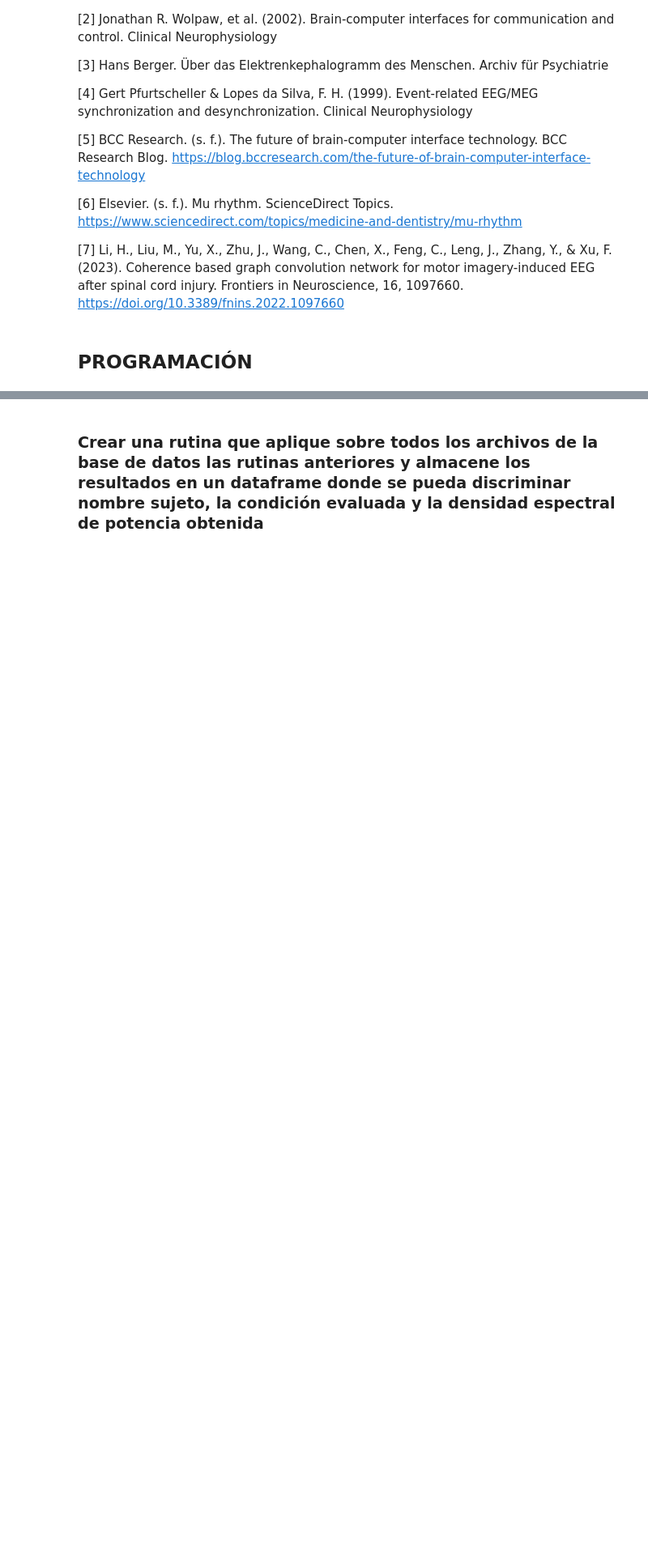
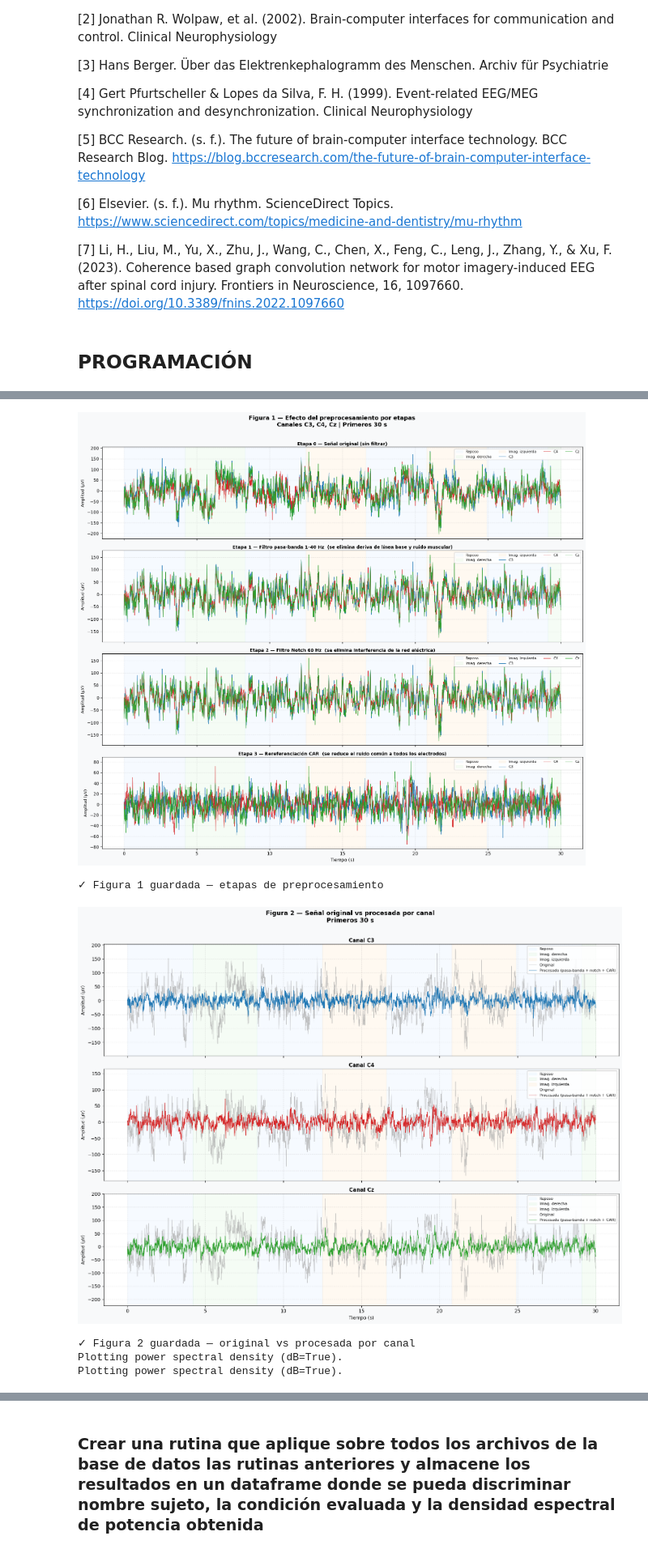
Before and after one commit to Aleja0001/Proyecto-1-, a Jupyter notebook: Proyecto 1.ipynb, the cells around one changed output, grey strips where cells are left out. Shown at 81% size. Saved outputs shown, nothing was run; the diff lists cells and outputs as text; code cells hidden in the pictures; blank space fills up the shorter version.

```diff
--- a/Proyecto 1.ipynb
+++ b/Proyecto 1.ipynb
@@ -324,0 +690,7 @@ Note: you may need to restart the kernel to use updated packages.
+# %%
+# ============================================================
+# PRUEBA DE cargar_eeg_con_eventos() — Sujeto 1, Run 4
+# ============================================================
+
+rutas = mne.datasets.eegbci.load_data(1, [4], verbose=False)
+archivo   = cargar_eeg_con_eventos(rutas[0])
@@ -430,0 +1048,17 @@ Downloading file 'S001/S001R04.edf' from 'https://physionet.org/files/eegmmidb/1
+# %%
+# ============================================================
+# PRUEBA DE procesar_eeg() — Sujeto 1, Run 4
+# ============================================================
+# Se usa el 'archivo' cargado en la celda anterior.
+# graficar=True genera las 3 figuras comparativas.
+# t_max_plot=30 muestra los primeros 30 segundos en Fig 1 y 2.
+# ============================================================
+
+archivo_procesado = procesar_eeg(archivo, graficar=True, t_max_plot=30.0)
+# %% [output]
+[figure, added]
+✓ Figura 1 guardada — etapas de preprocesamiento
+[figure, added]
+✓ Figura 2 guardada — original vs procesada por canal
+Plotting power spectral density (dB=True).
+Plotting power spectral density (dB=True).
```
Also changed, not shown: parts of 32 cells of this notebook, 10 other files.
